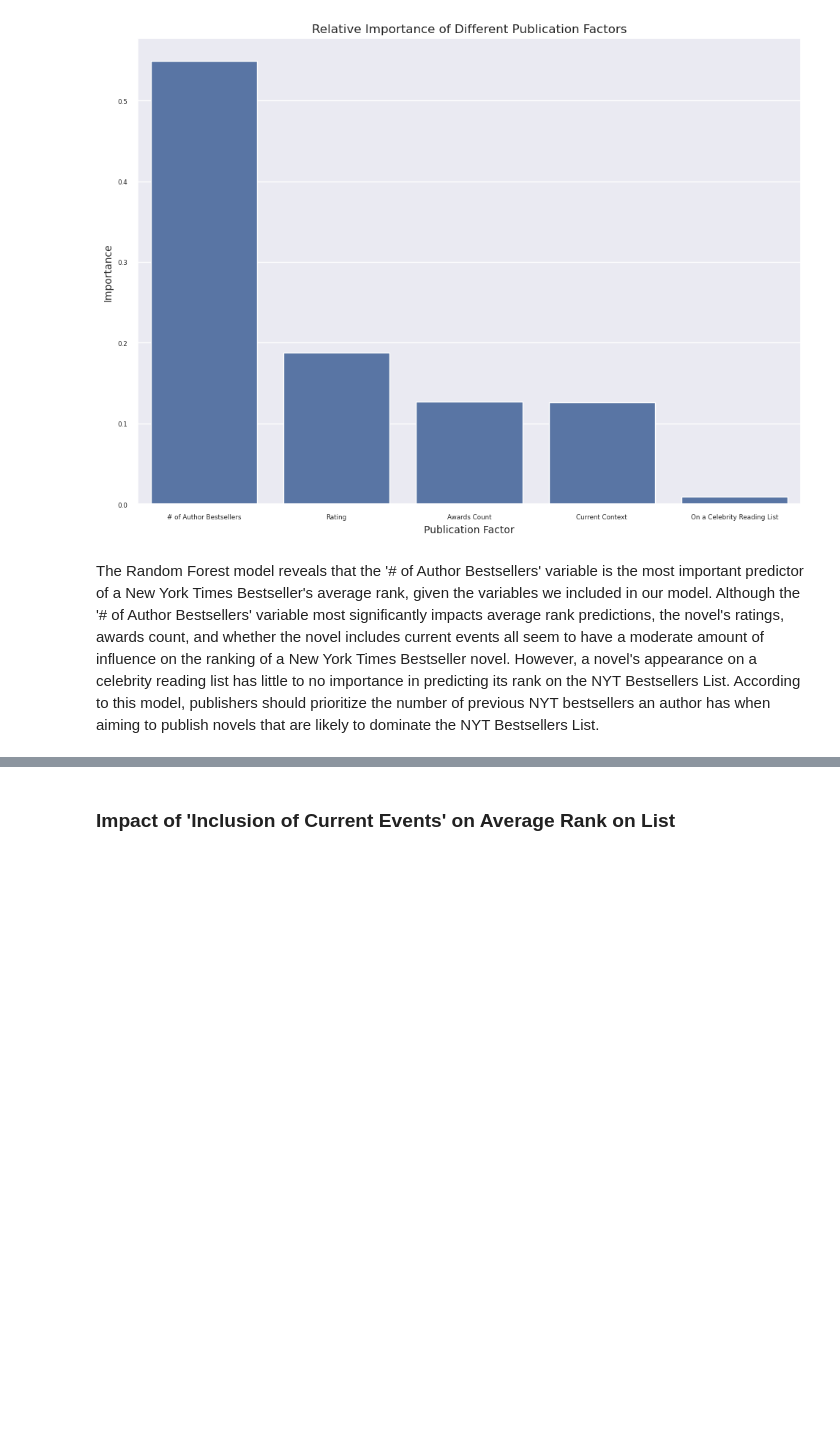
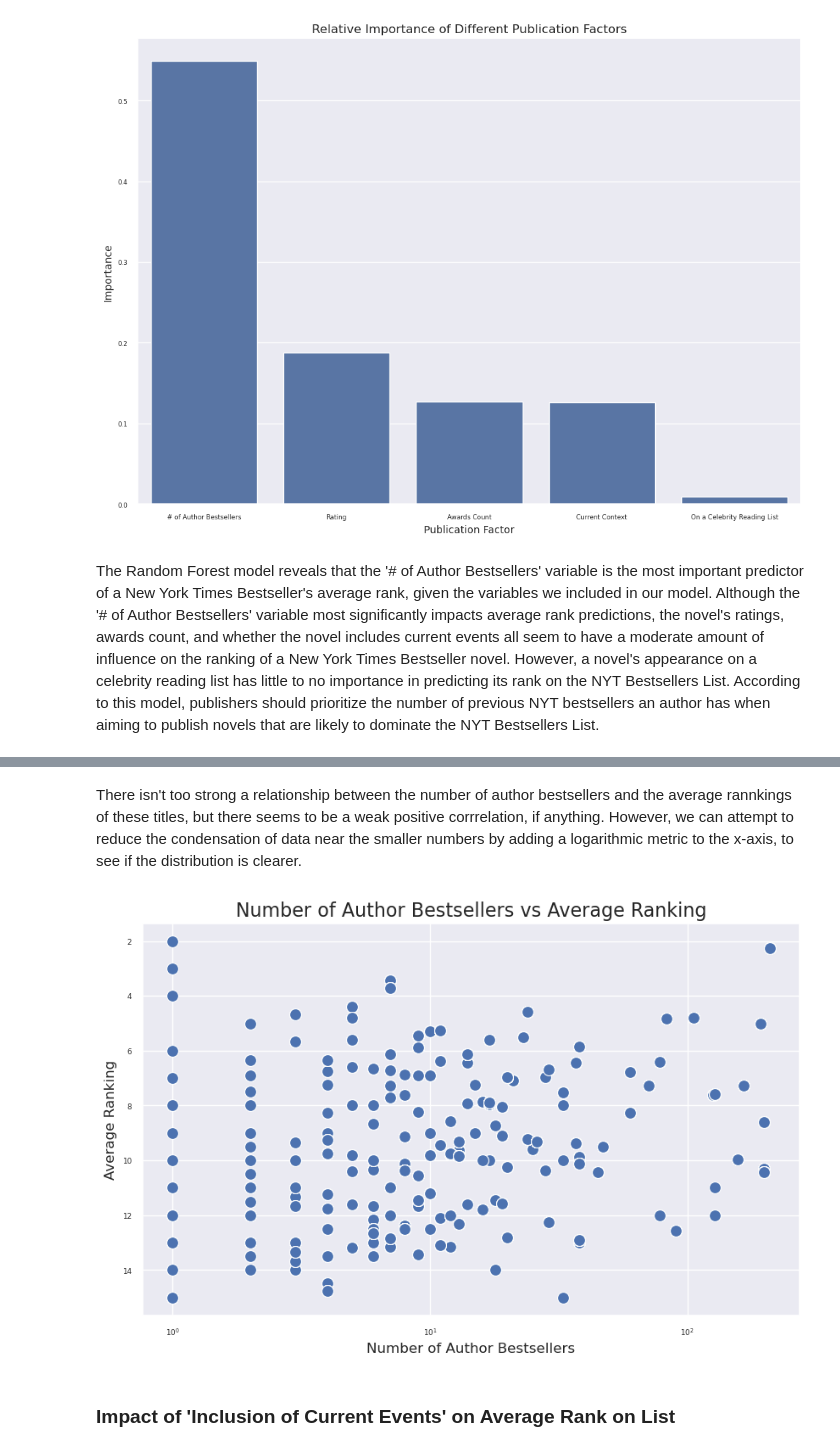
Before and after one commit to satyar2003/cogs-108-project, a Jupyter notebook: EDACheckpoint_Group019-FA24.ipynb, the cells around one changed output, grey strips where cells are left out. Drawn from its saved outputs; the diff is of its cells as text; code cells hidden in the pictures; blank space fills up the shorter version.

```diff
--- a/EDACheckpoint_Group019-FA24.ipynb
+++ b/EDACheckpoint_Group019-FA24.ipynb
@@ -436,3 +456,27 @@ The Random Forest model reveals that the '# of Author Bestsellers' variable is t
+# %% [markdown]
+There isn't too strong a relationship between the number of author bestsellers and the average rannkings of these titles, but there seems to be a weak positive corrrelation, if anything. However, we can attempt to reduce the condensation of data near the smaller numbers by adding a logarithmic metric to the x-axis, to see if the distribution is clearer.
+# %%
+plt.figure(figsize=(10, 6))
+sns.scatterplot(
+    data=df_copy,
+    x="# of Author Bestsellers",
+    y="Average Rank",
+    s=100
+)
+
+# arrange the x-axis in the logarithmic scale to avoid data spread.
+plt.xscale('log')
+
+# invert the y-axis so lower ranking can be shown higher up
+plt.gca().invert_yaxis()
+
+plt.title("Number of Author Bestsellers vs Average Ranking", fontsize=16)
+plt.xlabel("Number of Author Bestsellers", fontsize=12)
+plt.ylabel("Average Ranking", fontsize=12)
+plt.grid(True)
+plt.show()
+# %% [output]
+[figure, added]
 # %% [markdown]
 ### Impact of 'Inclusion of Current Events' on Average Rank on List
 # %%
```
Also changed, not shown: parts of 7 cells of this notebook.
